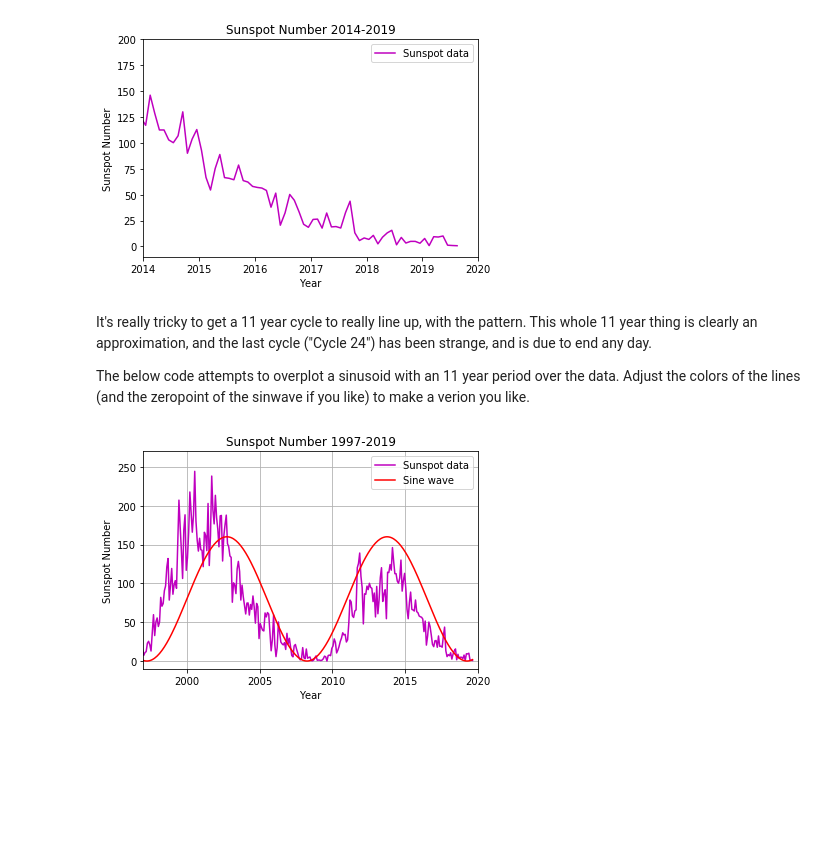
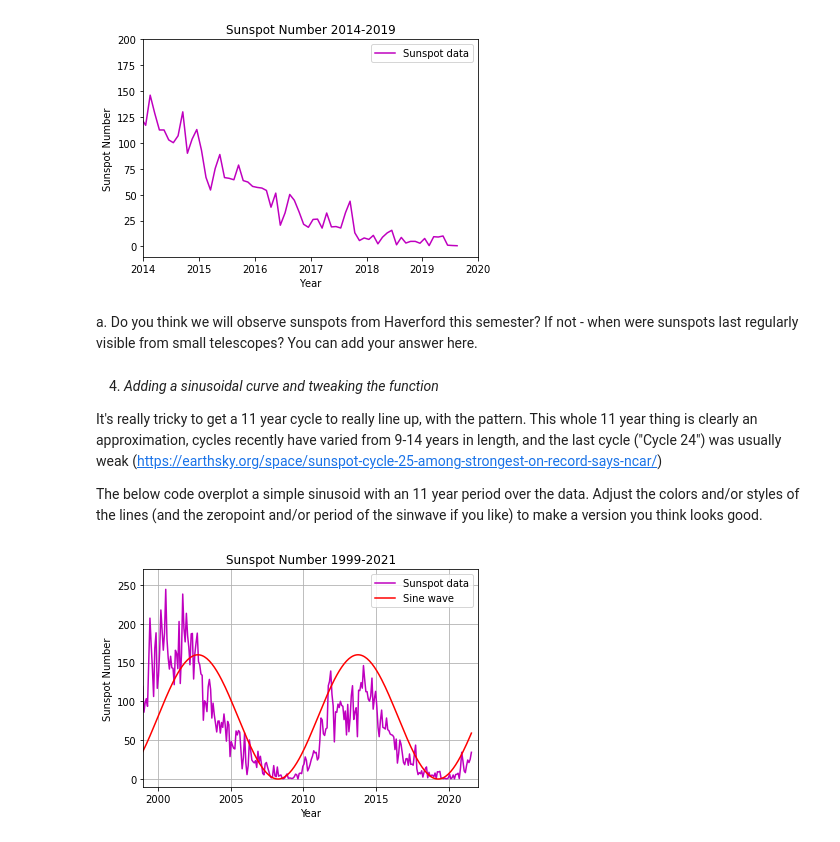
Before and after one commit to karenlmasters/ASTR204JupyterAssignments, a Jupyter notebook: Homework1_SunSolarSystem_Empty.ipynb, the cells around one changed output. Drawn from its saved outputs; the diff is of its cells as text; code cells hidden in the pictures; blank space fills up the shorter version.

```diff
--- a/Homework1_SunSolarSystem_Empty.ipynb
+++ b/Homework1_SunSolarSystem_Empty.ipynb
@@ -50,24 +68,28 @@ plt.ylabel("Sunspot Number")
 # %% [output]
 Text(0,0.5,'Sunspot Number')
 [figure]
+# %% [markdown]
+a. Do you think we will observe sunspots from Haverford this semester? If not - when were sunspots last regularly visible from small telescopes? You can add your answer here.
 # %% [markdown]
-It's really tricky to get a 11 year cycle to really line up, with the pattern. This whole 11 year thing is clearly an approximation, and the last cycle ("Cycle 24") has been strange, and is due to end any day.
+4. *Adding a sinusoidal curve and tweaking the function*
 
-The below code attempts to overplot a sinusoid with an 11 year period over the data. Adjust the colors of the lines (and the zeropoint of the sinwave if you like) to make a verion you like.
+It's really tricky to get a 11 year cycle to really line up, with the pattern. This whole 11 year thing is clearly an approximation, cycles recently have varied from 9-14 years in length, and the last cycle ("Cycle 24") was usually weak (https://earthsky.org/space/sunspot-cycle-25-among-strongest-on-record-says-ncar/)
+
+The below code overplot a simple sinusoid with an 11 year period over the data. Adjust the colors and/or styles of the lines (and the zeropoint and/or period of the sinwave if you like) to make a version you think looks good.
 # %%
 #Plot 22 years of data with Poisson counting errors and overplot sine wave
 plt.plot(x, y, 'm-',label='Sunspot data')
 
 #y=sin x has a period of 2*pi, amplitude one and goes through the origin
 #y=A+Bsin(2pi x/C + D) has amplitude B around y=A, has period C (in years) and starts at A,D
 y2=80.+80*np.sin((2*np.pi/11.0)*(x-2011))
 plt.plot(x,y2,'r-',label='Sine wave')
-plt.title('Sunspot Number 1997-2019')
+plt.title('Sunspot Number 1999-2021')
 plt.legend()
 plt.ylim(-10,270)
-plt.xlim(1997,2020)
+plt.xlim(1999,2022)
 plt.xlabel("Year")
 plt.ylabel("Sunspot Number")
 plt.grid()
 # %% [output]
-[figure, old version]
+[figure, new version]
```
Also changed, not shown: parts of 8 cells of this notebook, 1 other file.
